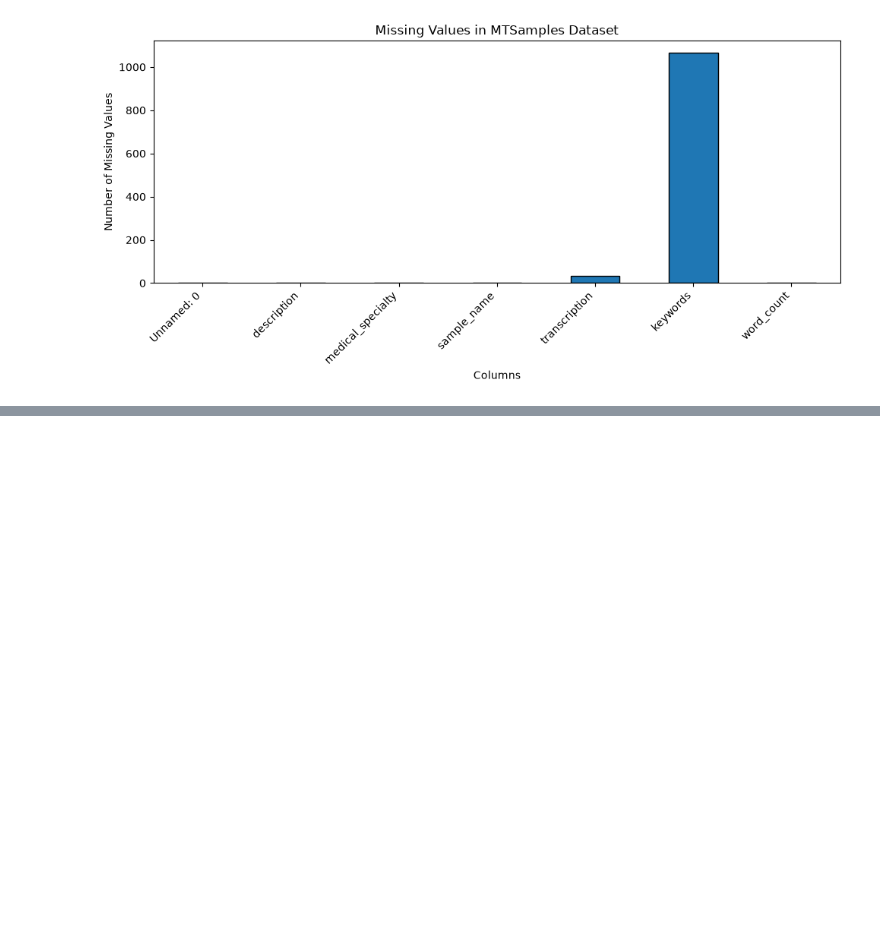
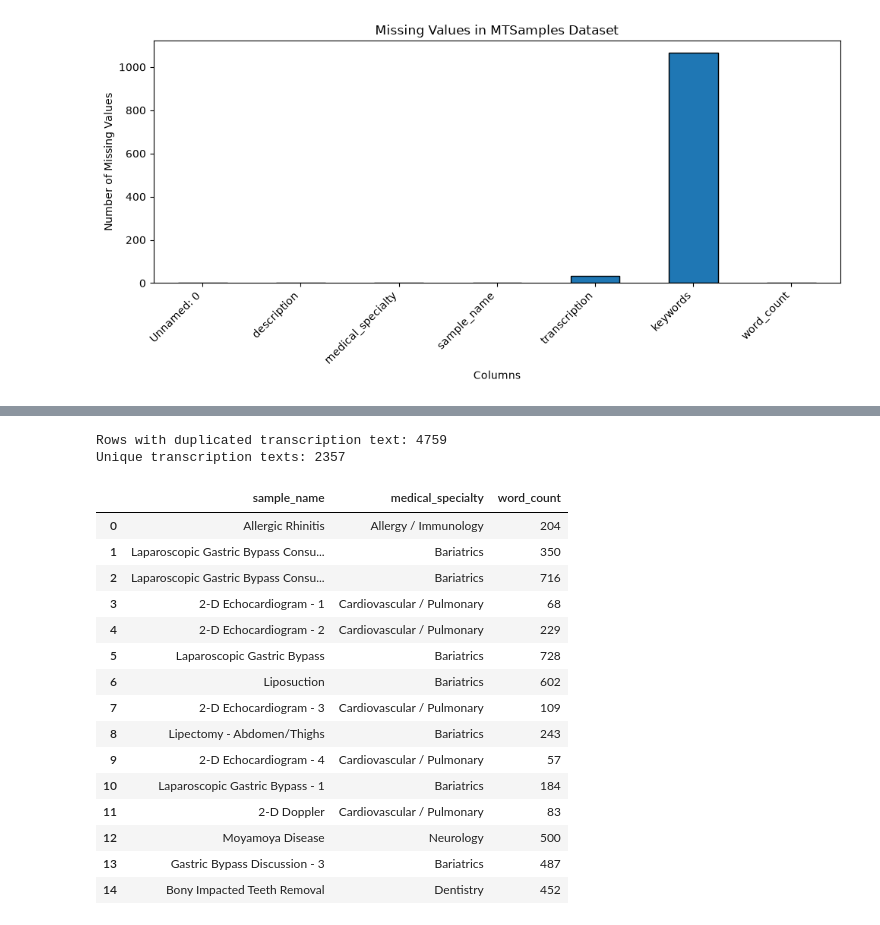
Before and after one commit to acmucsd-projects/fa26-ai-team-3, a Jupyter notebook: notebooks/01_data_eda.ipynb, the cells around one changed output, grey strips where cells are left out. Cells and saved outputs as stored; diff of their text form; code cells hidden in the pictures; blank space fills up the shorter version.

```diff
--- a/notebooks/01_data_eda.ipynb
+++ b/notebooks/01_data_eda.ipynb
@@ -143,0 +478,27 @@ plt.show()
+# %%
+# Check exact duplicates among non-empty transcription texts
+normalized_text = df_clean["transcription"].str.strip()
+duplicate_mask = normalized_text.duplicated(keep=False)
+print("Rows with duplicated transcription text:", int(duplicate_mask.sum()))
+print("Unique transcription texts:", int(normalized_text.nunique()))
+
+df_clean.loc[duplicate_mask, ["sample_name", "medical_specialty", "word_count"]].head(15)
+# %% [output]
+Rows with duplicated transcription text: 4759
+Unique transcription texts: 2357
+|  | sample_name | medical_specialty | word_count |
+| 0 | Allergic Rhinitis | Allergy / Immunology | 204 |
+| 1 | Laparoscopic Gastric Bypass Consu... | Bariatrics | 350 |
+| 2 | Laparoscopic Gastric Bypass Consu... | Bariatrics | 716 |
+| 3 | 2-D Echocardiogram - 1 | Cardiovascular / Pulmonary | 68 |
+| 4 | 2-D Echocardiogram - 2 | Cardiovascular / Pulmonary | 229 |
+| 5 | Laparoscopic Gastric Bypass | Bariatrics | 728 |
+| 6 | Liposuction | Bariatrics | 602 |
+| 7 | 2-D Echocardiogram - 3 | Cardiovascular / Pulmonary | 109 |
+| 8 | Lipectomy - Abdomen/Thighs | Bariatrics | 243 |
+| 9 | 2-D Echocardiogram - 4 | Cardiovascular / Pulmonary | 57 |
+| 10 | Laparoscopic Gastric Bypass - 1 | Bariatrics | 184 |
+| 11 | 2-D Doppler | Cardiovascular / Pulmonary | 83 |
+| 12 | Moyamoya Disease | Neurology | 500 |
+| 13 | Gastric Bypass Discussion - 3 | Bariatrics | 487 |
+| 14 | Bony Impacted Teeth Removal | Dentistry | 452 |
```
Also changed, not shown: parts of 29 cells of this notebook, 5 other files.
